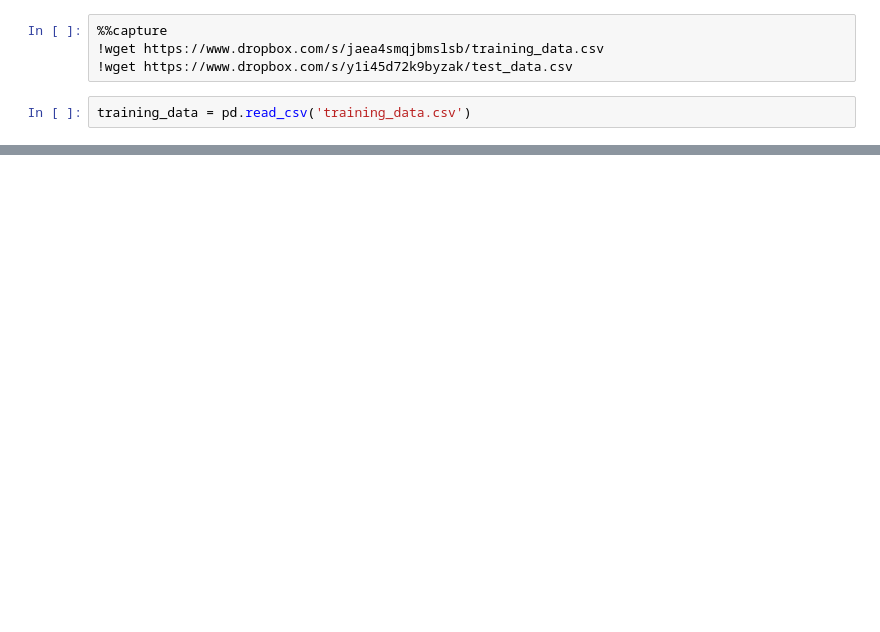
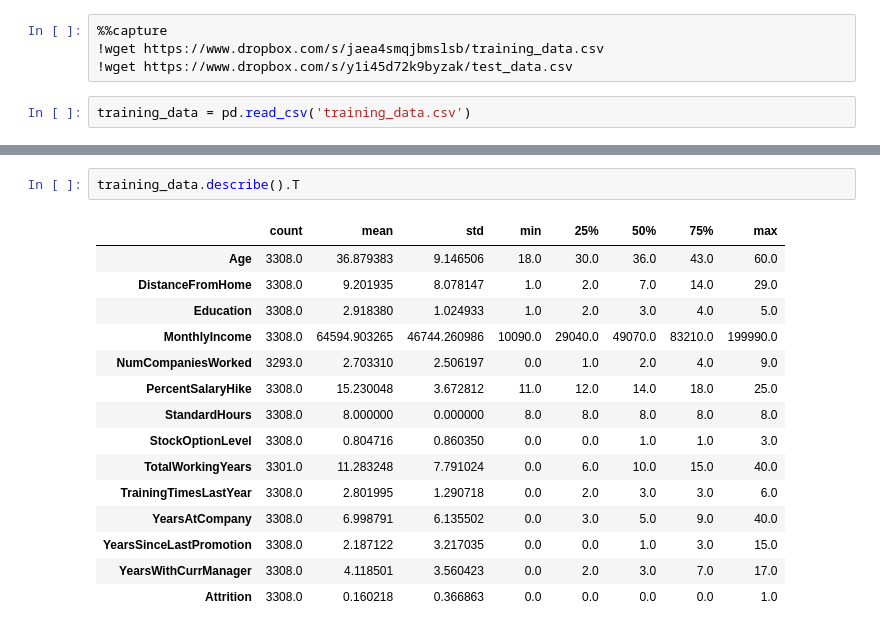
Before and after one commit to devourers/nn-semester, a Jupyter notebook: seminar1.ipynb, the cells around one changed output, grey strips where cells are left out. Saved outputs shown, nothing was run; the diff lists cells and outputs as text; blank space fills up the shorter version.

```diff
--- a/seminar1.ipynb
+++ b/seminar1.ipynb
@@ -26,0 +52,18 @@ training_data.sample(10, random_state=123)
+# %%
+training_data.describe().T
+# %% [output]
+|  | count | mean | std | min | 25% | 50% | 75% | max |
+| Age | 3308.0 | 36.879383 | 9.146506 | 18.0 | 30.0 | 36.0 | 43.0 | 60.0 |
+| DistanceFromHome | 3308.0 | 9.201935 | 8.078147 | 1.0 | 2.0 | 7.0 | 14.0 | 29.0 |
+| Education | 3308.0 | 2.918380 | 1.024933 | 1.0 | 2.0 | 3.0 | 4.0 | 5.0 |
+| MonthlyIncome | 3308.0 | 64594.903265 | 46744.260986 | 10090.0 | 29040.0 | 49070.0 | 83210.0 | 199990.0 |
+| NumCompaniesWorked | 3293.0 | 2.703310 | 2.506197 | 0.0 | 1.0 | 2.0 | 4.0 | 9.0 |
+| PercentSalaryHike | 3308.0 | 15.230048 | 3.672812 | 11.0 | 12.0 | 14.0 | 18.0 | 25.0 |
+| StandardHours | 3308.0 | 8.000000 | 0.000000 | 8.0 | 8.0 | 8.0 | 8.0 | 8.0 |
+| StockOptionLevel | 3308.0 | 0.804716 | 0.860350 | 0.0 | 0.0 | 1.0 | 1.0 | 3.0 |
+| TotalWorkingYears | 3301.0 | 11.283248 | 7.791024 | 0.0 | 6.0 | 10.0 | 15.0 | 40.0 |
+| TrainingTimesLastYear | 3308.0 | 2.801995 | 1.290718 | 0.0 | 2.0 | 3.0 | 3.0 | 6.0 |
+| YearsAtCompany | 3308.0 | 6.998791 | 6.135502 | 0.0 | 3.0 | 5.0 | 9.0 | 40.0 |
+| YearsSinceLastPromotion | 3308.0 | 2.187122 | 3.217035 | 0.0 | 0.0 | 1.0 | 3.0 | 15.0 |
+| YearsWithCurrManager | 3308.0 | 4.118501 | 3.560423 | 0.0 | 2.0 | 3.0 | 7.0 | 17.0 |
+| Attrition | 3308.0 | 0.160218 | 0.366863 | 0.0 | 0.0 | 0.0 | 0.0 | 1.0 |
```
Also changed, not shown: parts of 19 cells of this notebook.
